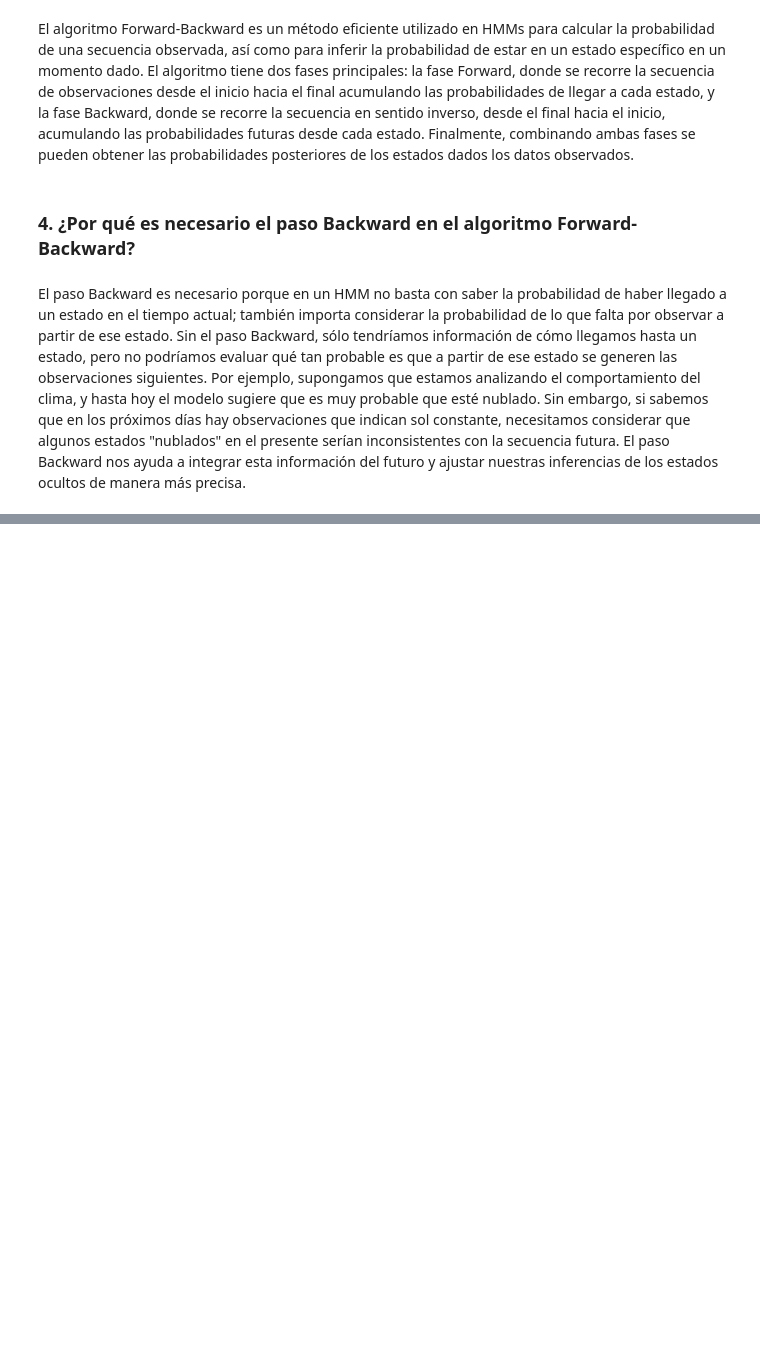
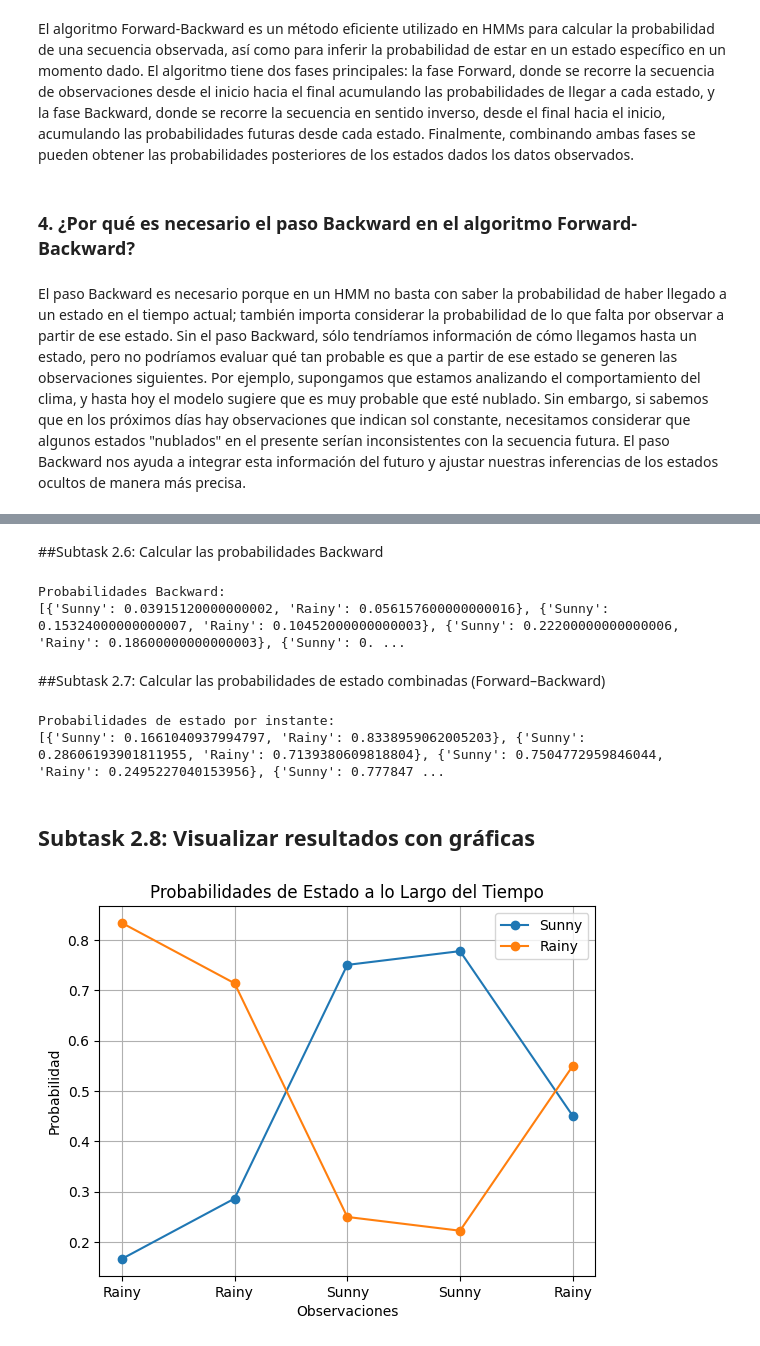
Before and after one commit to Andyfer004/LAB-09, a Jupyter notebook: LAB9IA.ipynb, the cells around one changed output, grey strips where cells are left out. Cells and saved outputs as stored; diff of their text form; code cells hidden in the pictures; blank space fills up the shorter version.

Commit message:
FEAT: Add Task 2 models and results

```diff
--- a/LAB9IA.ipynb
+++ b/LAB9IA.ipynb
@@ -27,0 +36,12 @@ El paso Backward es necesario porque en un HMM no basta con saber la probabilida
+# %%
+states = ['Sunny', 'Rainy']
+observations = ['Sunny', 'Rainy']
+initial_prob = { 'Sunny': 0.5, 'Rainy': 0.5 }
+transition_prob = {
+    'Sunny': { 'Sunny': 0.8, 'Rainy': 0.2 },
+    'Rainy': { 'Sunny': 0.4, 'Rainy': 0.6 }
+}
+emission_prob = {
+    'Sunny': { 'Sunny': 0.8, 'Rainy': 0.2 },
+    'Rainy': { 'Sunny': 0.3, 'Rainy': 0.7 }
+}
@@ -27,0 +99,2 @@ El paso Backward es necesario porque en un HMM no basta con saber la probabilida
+# %%
+hmm = HMM(states, observations, initial_prob, transition_prob, emission_prob)
@@ -27,0 +103,3 @@ El paso Backward es necesario porque en un HMM no basta con saber la probabilida
+# %%
+obs_sequence = hmm.generate_sequence(5)
+print("Secuencia generada:", obs_sequence)
@@ -27,0 +117,42 @@ El paso Backward es necesario porque en un HMM no basta con saber la probabilida
+# %% [markdown]
+##Subtask 2.6: Calcular las probabilidades Backward
+# %%
+backward_probs = hmm.backward(obs_sequence)
+print("\nProbabilidades Backward:")
+print(backward_probs)
+# %% [output]
+Probabilidades Backward:
+[{'Sunny': 0.03915120000000002, 'Rainy': 0.056157600000000016}, {'Sunny': 0.15324000000000007, 'Rainy': 0.10452000000000003}, {'Sunny': 0.22200000000000006, 'Rainy': 0.18600000000000003}, {'Sunny': 0. ...
+# %% [markdown]
+##Subtask 2.7: Calcular las probabilidades de estado combinadas (Forward–Backward)
+# %%
+state_probs = hmm.compute_state_probabilities(obs_sequence)
+print("\nProbabilidades de estado por instante:")
+print(state_probs)
+# %% [output]
+Probabilidades de estado por instante:
+[{'Sunny': 0.1661040937994797, 'Rainy': 0.8338959062005203}, {'Sunny': 0.28606193901811955, 'Rainy': 0.7139380609818804}, {'Sunny': 0.7504772959846044, 'Rainy': 0.2495227040153956}, {'Sunny': 0.777847 ...
+# %% [markdown]
+## Subtask 2.8: Visualizar resultados con gráficas
+# %%
+import matplotlib.pyplot as plt
+
+# Graficar probabilidades de estado a lo largo del tiempo
+def plot_state_probabilities(state_probs, obs_sequence):
+    times = list(range(len(state_probs)))
+    for state in state_probs[0].keys():
+        probs = [sp[state] for sp in state_probs]
+        plt.plot(times, probs, marker='o', label=state)
+
+    plt.xticks(times, obs_sequence)
+    plt.xlabel('Observaciones')
+    plt.ylabel('Probabilidad')
+    plt.title('Probabilidades de Estado a lo Largo del Tiempo')
+    plt.legend()
+    plt.grid(True)
+    plt.show()
+
+# Llamar a la función para graficar
+plot_state_probabilities(state_probs, obs_sequence)
+# %% [output]
+[figure, added]
```
Also changed, not shown: parts of 10 cells of this notebook.
